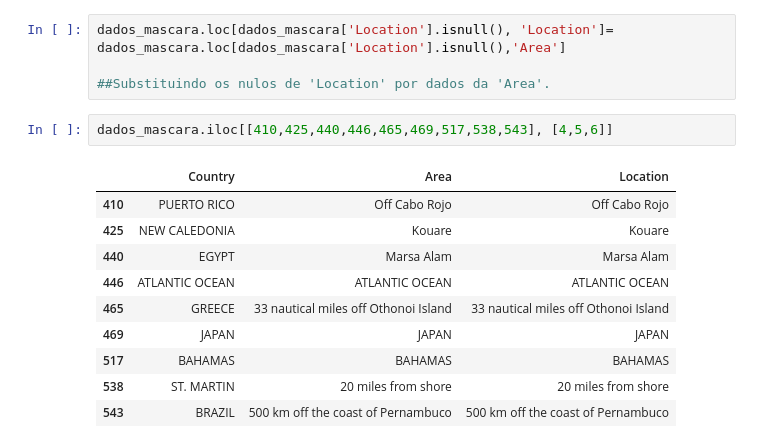
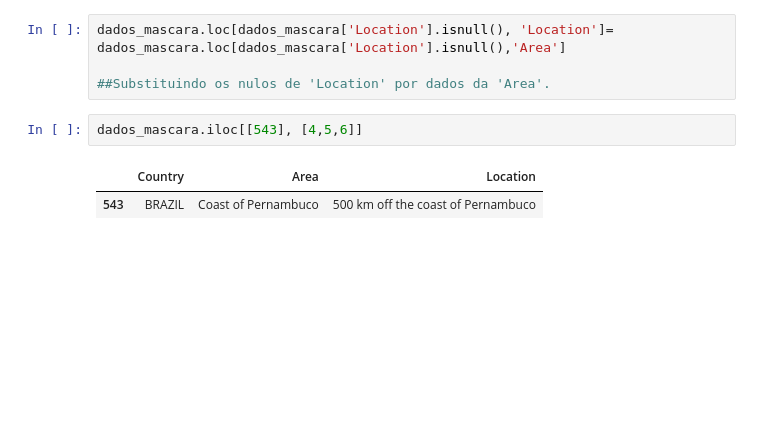
Before and after one commit to patrick-S-DS/Shark-Attack, a Jupyter notebook: shark-Attack.ipynb, the cells around one changed output. Saved outputs shown, nothing was run; the diff lists cells and outputs as text; blank space fills up the shorter version.

```diff
--- a/shark-Attack.ipynb
+++ b/shark-Attack.ipynb
@@ -458,15 +453,7 @@ dados_mascara.loc[dados_mascara['Location'].isnull(), 'Location']= dados_mascara
 
 ##Substituindo os nulos de 'Location' por dados da 'Area'.
 # %%
-dados_mascara.iloc[[410,425,440,446,465,469,517,538,543], [4,5,6]]
+dados_mascara.iloc[[543], [4,5,6]]
 # %% [output]
 |  | Country | Area | Location |
-| 410 | PUERTO RICO | Off Cabo Rojo | Off Cabo Rojo |
-| 425 | NEW CALEDONIA | Kouare | Kouare |
-| 440 | EGYPT | Marsa Alam | Marsa Alam |
-| 446 | ATLANTIC OCEAN | ATLANTIC OCEAN | ATLANTIC OCEAN |
-| 465 | GREECE | 33 nautical miles off Othonoi Island | 33 nautical miles off Othonoi Island |
-| 469 | JAPAN | JAPAN | JAPAN |
-| 517 | BAHAMAS | BAHAMAS | BAHAMAS |
-| 538 | ST. MARTIN | 20 miles from shore | 20 miles from shore |
-| 543 | BRAZIL | 500 km off the coast of Pernambuco | 500 km off the coast of Pernambuco |
+| 543 | BRAZIL | Coast of Pernambuco | 500 km off the coast of Pernambuco |
```
Also changed, not shown: parts of 7 cells of this notebook.
